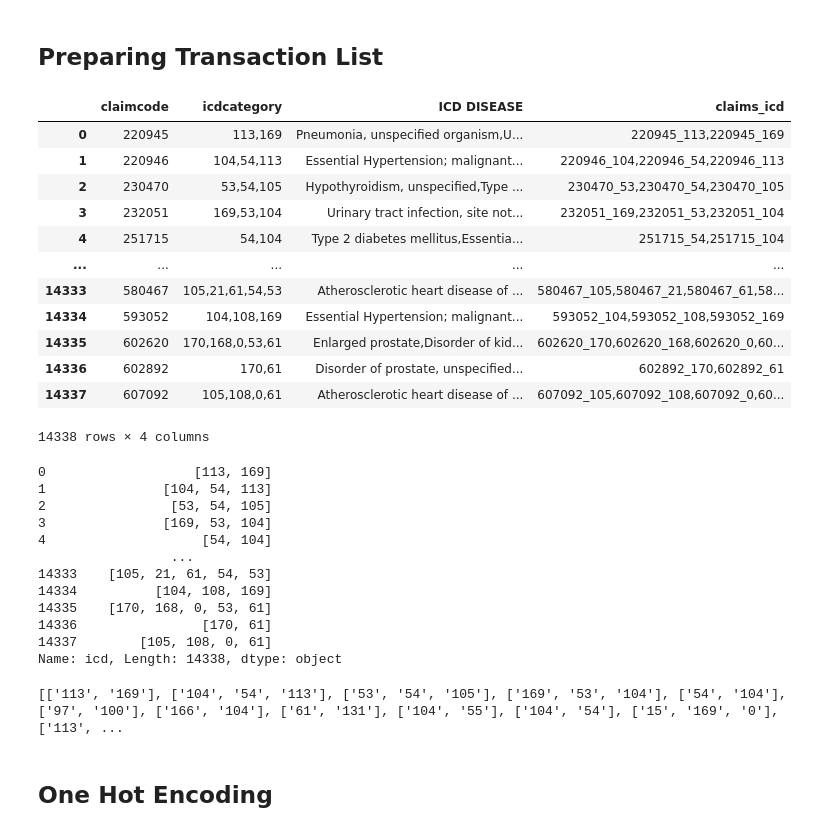
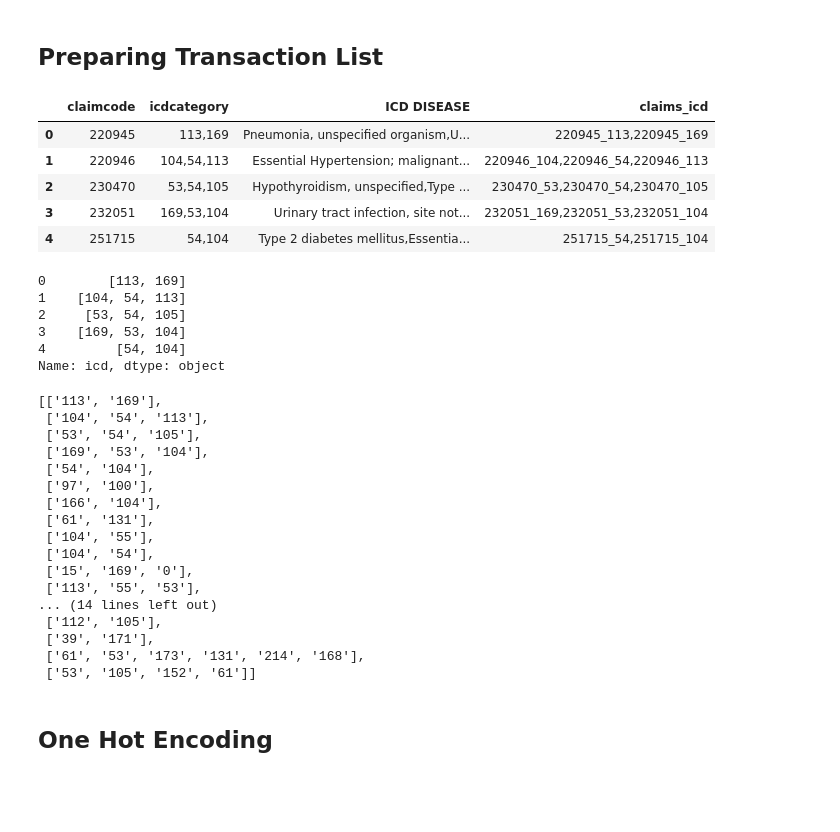
Before and after one commit to dgalian/FTW_B7, a Jupyter notebook: Capstone/Capstone_MBA_v2.ipynb, the cells around one changed output. Saved outputs shown, nothing was run; the diff lists cells and outputs as text; code cells hidden in the pictures; blank space fills up the shorter version.

```diff
--- a/Capstone/Capstone_MBA_v2.ipynb
+++ b/Capstone/Capstone_MBA_v2.ipynb
@@ -194,43 +194,46 @@ claims_icdcombo['claimcode'].value_counts().sum()
 # %%
 # Get list ICD Categories by Claim number
 transactions = claims_icdcombo.groupby('claimcode').agg(lambda col: ','.join(col)).reset_index()
-transactions
+transactions.head()
 # %% [output]
 |  | claimcode | icdcategory | ICD DISEASE | claims_icd |
 | 0 | 220945 | 113,169 | Pneumonia, unspecified organism,U... | 220945_113,220945_169 |
 | 1 | 220946 | 104,54,113 | Essential Hypertension; malignant... | 220946_104,220946_54,220946_113 |
 | 2 | 230470 | 53,54,105 | Hypothyroidism, unspecified,Type ... | 230470_53,230470_54,230470_105 |
 | 3 | 232051 | 169,53,104 | Urinary tract infection, site not... | 232051_169,232051_53,232051_104 |
 | 4 | 251715 | 54,104 | Type 2 diabetes mellitus,Essentia... | 251715_54,251715_104 |
-| ... | ... | ... | ... | ... |
-| 14333 | 580467 | 105,21,61,54,53 | Atherosclerotic heart disease of ... | 580467_105,580467_21,580467_61,58... |
-| 14334 | 593052 | 104,108,169 | Essential Hypertension; malignant... | 593052_104,593052_108,593052_169 |
-| 14335 | 602620 | 170,168,0,53,61 | Enlarged prostate,Disorder of kid... | 602620_170,602620_168,602620_0,60... |
-| 14336 | 602892 | 170,61 | Disorder of prostate, unspecified... | 602892_170,602892_61 |
-| 14337 | 607092 | 105,108,0,61 | Atherosclerotic heart disease of ... | 607092_105,607092_108,607092_0,60... |
-14338 rows × 4 columns
 # %%
 transactions['icd'] = transactions['icdcategory'].apply(lambda t: t.split(','))
 transactions = transactions['icd']
-transactions
+transactions.head()
 # %% [output]
-0                   [113, 169]
-1               [104, 54, 113]
-2                [53, 54, 105]
-3               [169, 53, 104]
-4                    [54, 104]
-                 ...
-14333    [105, 21, 61, 54, 53]
-14334          [104, 108, 169]
-14335    [170, 168, 0, 53, 61]
-14336                [170, 61]
-14337        [105, 108, 0, 61]
-Name: icd, Length: 14338, dtype: object
+0        [113, 169]
+1    [104, 54, 113]
+2     [53, 54, 105]
+3    [169, 53, 104]
+4         [54, 104]
+Name: icd, dtype: object
 # %%
 transaction_list = list(transactions)
-print(transaction_list)
+transaction_list[:30]
 # %% [output]
-[['113', '169'], ['104', '54', '113'], ['53', '54', '105'], ['169', '53', '104'], ['54', '104'], ['97', '100'], ['166', '104'], ['61', '131'], ['104', '55'], ['104', '54'], ['15', '169', '0'], ['113', ...
+[['113', '169'],
+ ['104', '54', '113'],
+ ['53', '54', '105'],
+ ['169', '53', '104'],
+ ['54', '104'],
+ ['97', '100'],
+ ['166', '104'],
+ ['61', '131'],
+ ['104', '55'],
+ ['104', '54'],
+ ['15', '169', '0'],
+ ['113', '55', '53'],
+... (14 lines left out)
+ ['112', '105'],
+ ['39', '171'],
+ ['61', '53', '173', '131', '214', '168'],
+ ['53', '105', '152', '61']]
 # %% [markdown]
 ## One Hot Encoding
 # %%
```
Also changed, not shown: parts of 19 cells of this notebook.
